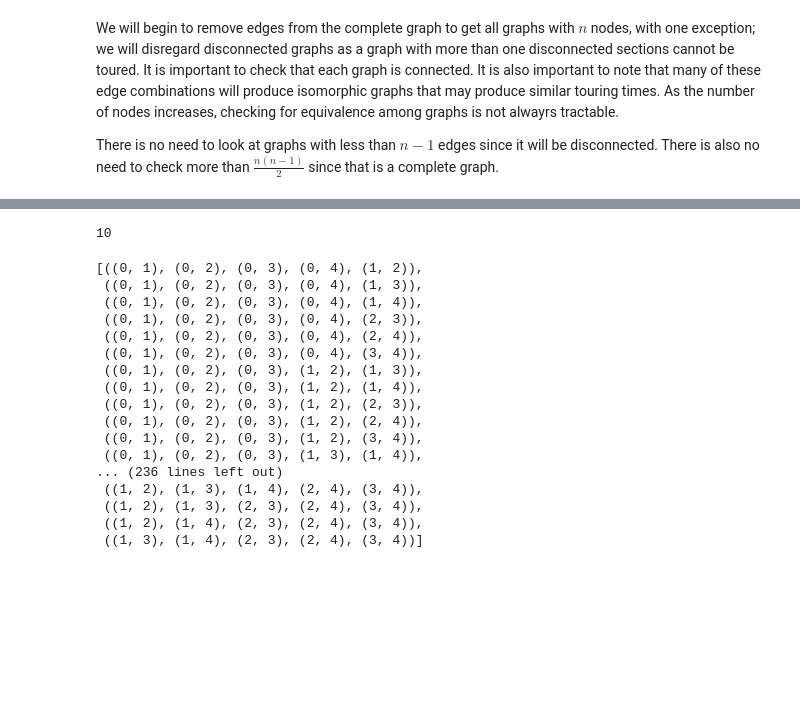
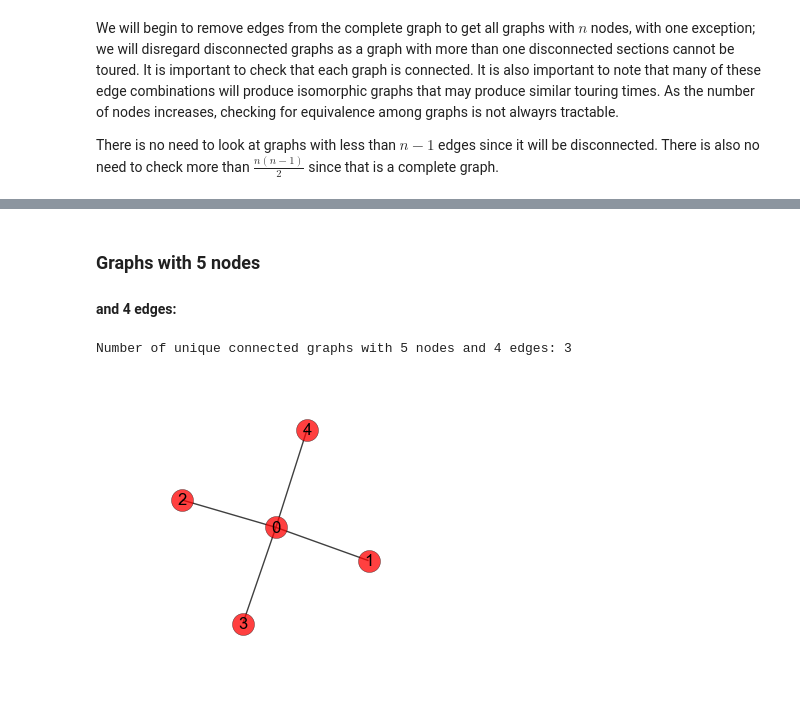
Before and after one commit to kfpotts1/graph_tour_sim, a Jupyter notebook: Touring_times_of_graphs_part_1.ipynb, the cells around one changed output, grey strips where cells are left out. Cells and saved outputs as stored; diff of their text form; code cells hidden in the pictures; blank space fills up the shorter version.

```diff
--- a/Touring_times_of_graphs_part_1.ipynb
+++ b/Touring_times_of_graphs_part_1.ipynb
@@ -109,13 +109,23 @@ def gen_all_edge_combos_iterable(num_nodes, num_edges):
 def gen_all_edge_combos_list(num_nodes, num_edges):
     return list(gen_all_edge_combos_iterable(num_nodes, num_edges))
 # %%
-def gen_all_graphs(num_nodes, num_edges):
+def gen_unique_graphs(num_nodes, num_edges):
     graphs = []
-    for edges in it.combinations(it.combinations(range(num_nodes),2), num_edges):
-        graphs.append(nx.Graph().add_edges_from(edges))
+    for edges in gen_all_edge_combos_iterable(num_nodes, num_edges):
+        g = nx.Graph()
+        g.add_edges_from(edges)
+        if nx.is_connected(g) and len(g.nodes()) == num_nodes:  # Discarded if disconnected
+            graphs.append(g)
     unique_graphs = []
     unique_graphs.append(graphs[0])
-    for i in range(len(graphs)):
-        for j in range(len(unique_graphs))
+    for i in range(1, len(graphs)):
+        iso_flag = False
+        for j in range(len(unique_graphs)):
+            if nx.is_isomorphic(graphs[i], unique_graphs[j]):
+                iso_flag = True
+                break # to avoid unecessary expensive nx.is_isomorphic calls
+        if not iso_flag:
+            unique_graphs.append(graphs[i])
+    return unique_graphs
 # %%
 def edge_combinations(num_nodes=5, num_edges=5):
@@ -142,24 +140,14 @@ list(it.combinations(range(5),2))
-# %%
-len(list(it.combinations(range(5),2)))
-# %% [output]
-10
-# %%
-list(it.combinations(it.combinations(range(5),2),5))
-# %% [output]
-[((0, 1), (0, 2), (0, 3), (0, 4), (1, 2)),
- ((0, 1), (0, 2), (0, 3), (0, 4), (1, 3)),
- ((0, 1), (0, 2), (0, 3), (0, 4), (1, 4)),
- ((0, 1), (0, 2), (0, 3), (0, 4), (2, 3)),
- ((0, 1), (0, 2), (0, 3), (0, 4), (2, 4)),
- ((0, 1), (0, 2), (0, 3), (0, 4), (3, 4)),
- ((0, 1), (0, 2), (0, 3), (1, 2), (1, 3)),
- ((0, 1), (0, 2), (0, 3), (1, 2), (1, 4)),
- ((0, 1), (0, 2), (0, 3), (1, 2), (2, 3)),
- ((0, 1), (0, 2), (0, 3), (1, 2), (2, 4)),
- ((0, 1), (0, 2), (0, 3), (1, 2), (3, 4)),
- ((0, 1), (0, 2), (0, 3), (1, 3), (1, 4)),
-... (236 lines left out)
- ((1, 2), (1, 3), (1, 4), (2, 4), (3, 4)),
- ((1, 2), (1, 3), (2, 3), (2, 4), (3, 4)),
- ((1, 2), (1, 4), (2, 3), (2, 4), (3, 4)),
- ((1, 3), (1, 4), (2, 3), (2, 4), (3, 4))]
+# %% [markdown]
+### Graphs with 5 nodes
+#### and 4 edges:
+# %%
+unique_graphs = gen_unique_graphs(5,4)
+# %%
+print("Number of unique connected graphs with 5 nodes and 4 edges: "+str(len(unique_graphs)))
+# %% [output]
+Number of unique connected graphs with 5 nodes and 4 edges: 3
+# %%
+fig, ax = plt.subplots(figsize=(3.5,3.5))
+nx.draw(unique_graphs[0], ax=ax, node_size=250, with_labels=True, alpha=0.75)
+# %% [output]
+[figure, added]
```
Also changed, not shown: parts of 14 cells of this notebook, 1 other file.
